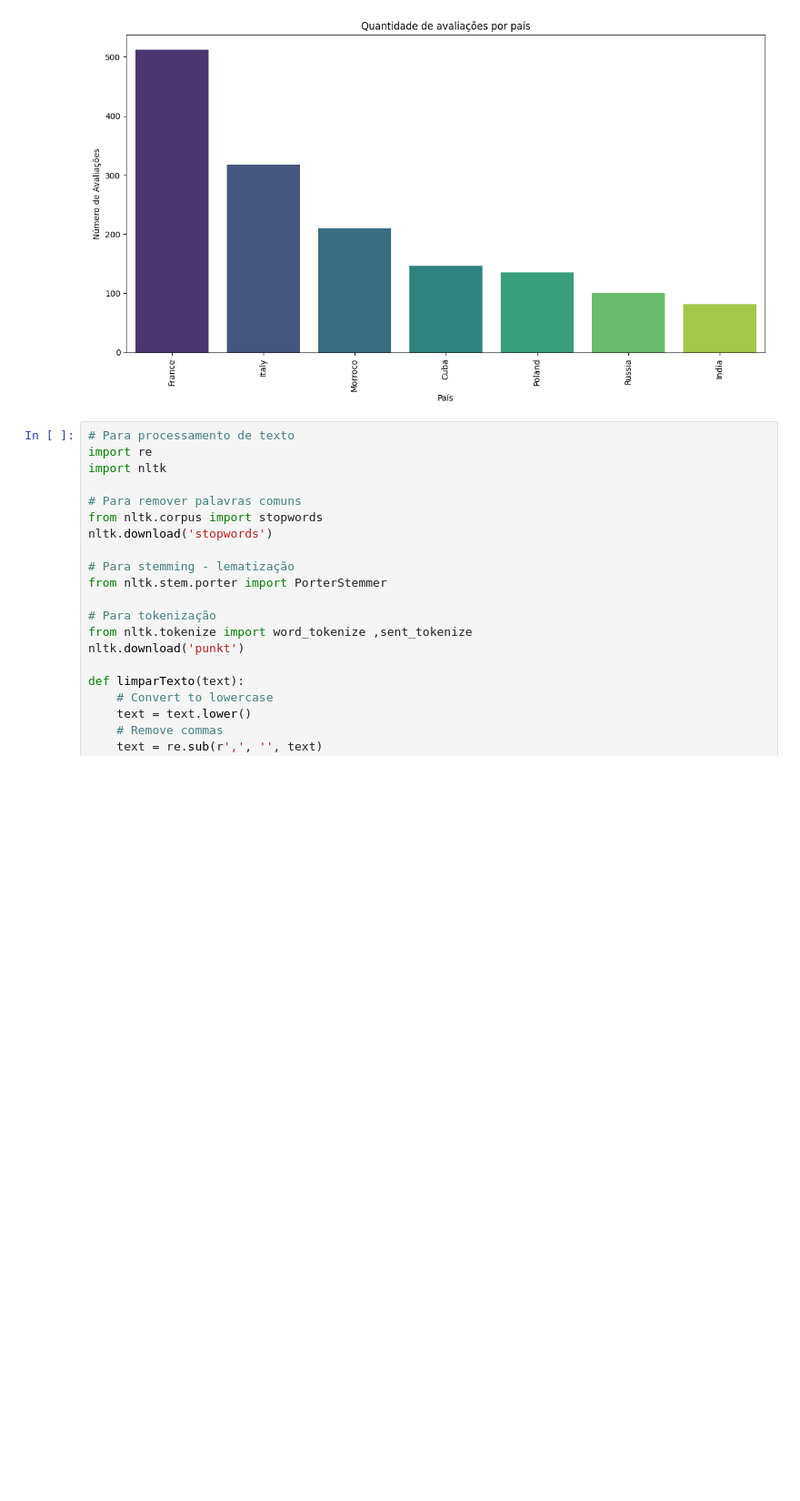
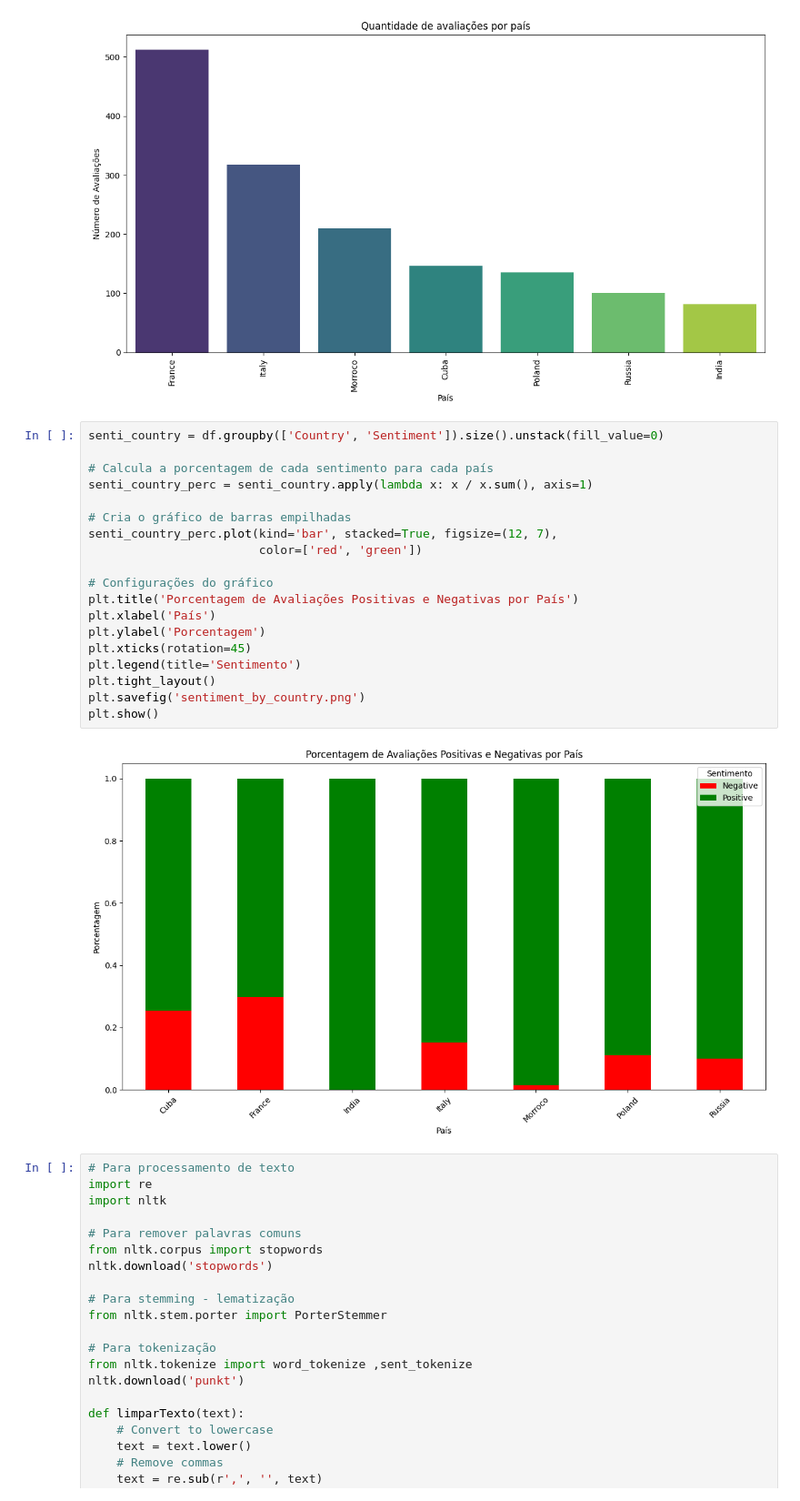
Before and after one commit to Nosreda/TP2.IA, a Jupyter notebook: tp2.ipynb, the cells around one changed output. Shown at 91% size. Saved outputs shown, nothing was run; the diff lists cells and outputs as text; blank space fills up the shorter version.

Commit message:
Porcentagem de Avaliações Positivas e Negativas por País

```diff
--- a/tp2.ipynb
+++ b/tp2.ipynb
@@ -98,6 +98,27 @@ plt.xticks(rotation=90)
 plt.show()
 # %% [output]
 [figure]
+# %%
+senti_country = df.groupby(['Country', 'Sentiment']).size().unstack(fill_value=0)
+
+# Calcula a porcentagem de cada sentimento para cada país
+senti_country_perc = senti_country.apply(lambda x: x / x.sum(), axis=1)
+
+# Cria o gráfico de barras empilhadas
+senti_country_perc.plot(kind='bar', stacked=True, figsize=(12, 7),
+                        color=['red', 'green'])
+
+# Configurações do gráfico
+plt.title('Porcentagem de Avaliações Positivas e Negativas por País')
+plt.xlabel('País')
+plt.ylabel('Porcentagem')
+plt.xticks(rotation=45)
+plt.legend(title='Sentimento')
+plt.tight_layout()
+plt.savefig('sentiment_by_country.png')
+plt.show()
+# %% [output]
+[figure, added]
 # %%
 # Para processamento de texto
 import re
```
Also changed, not shown: 1 other file.
